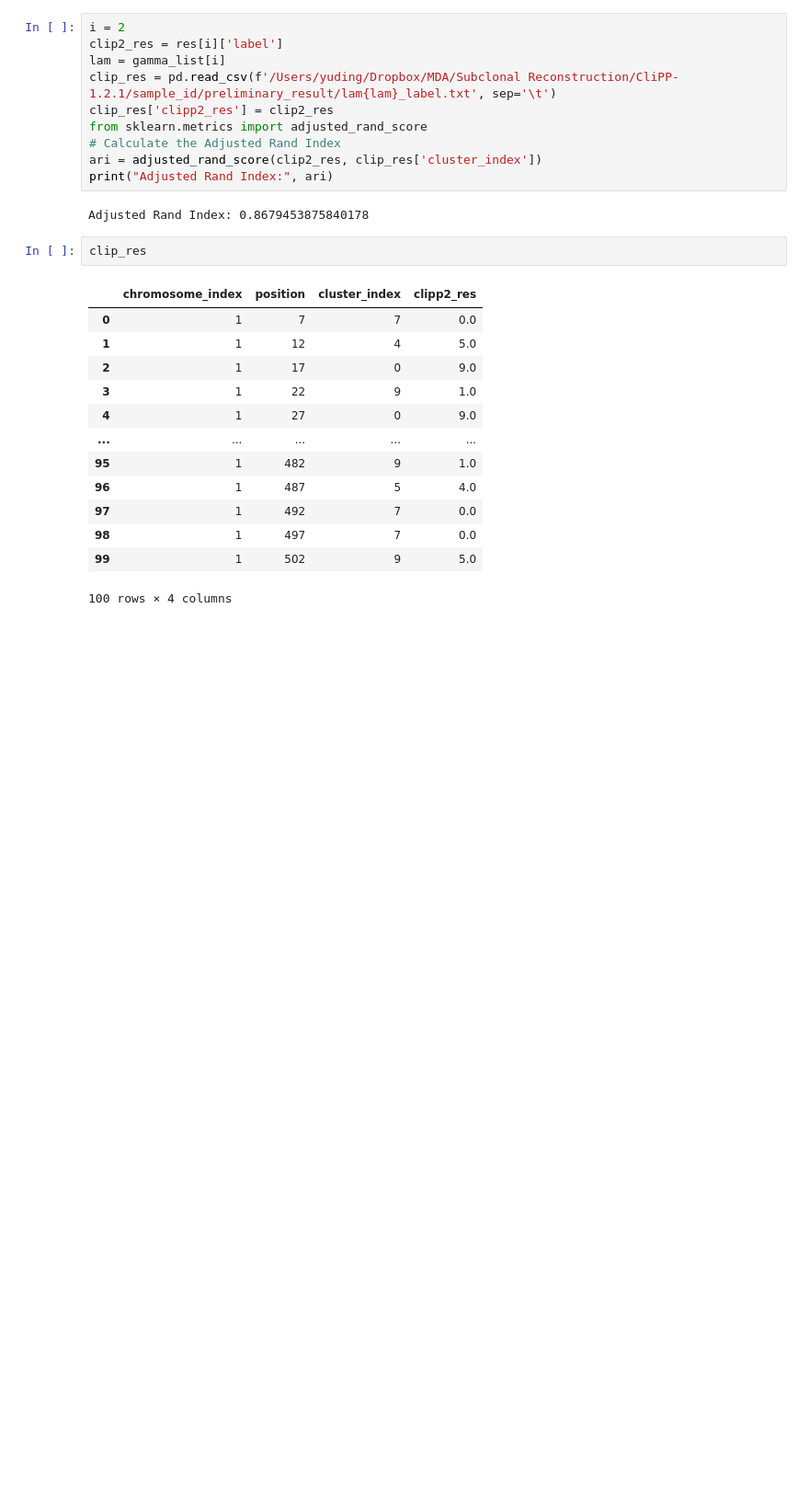
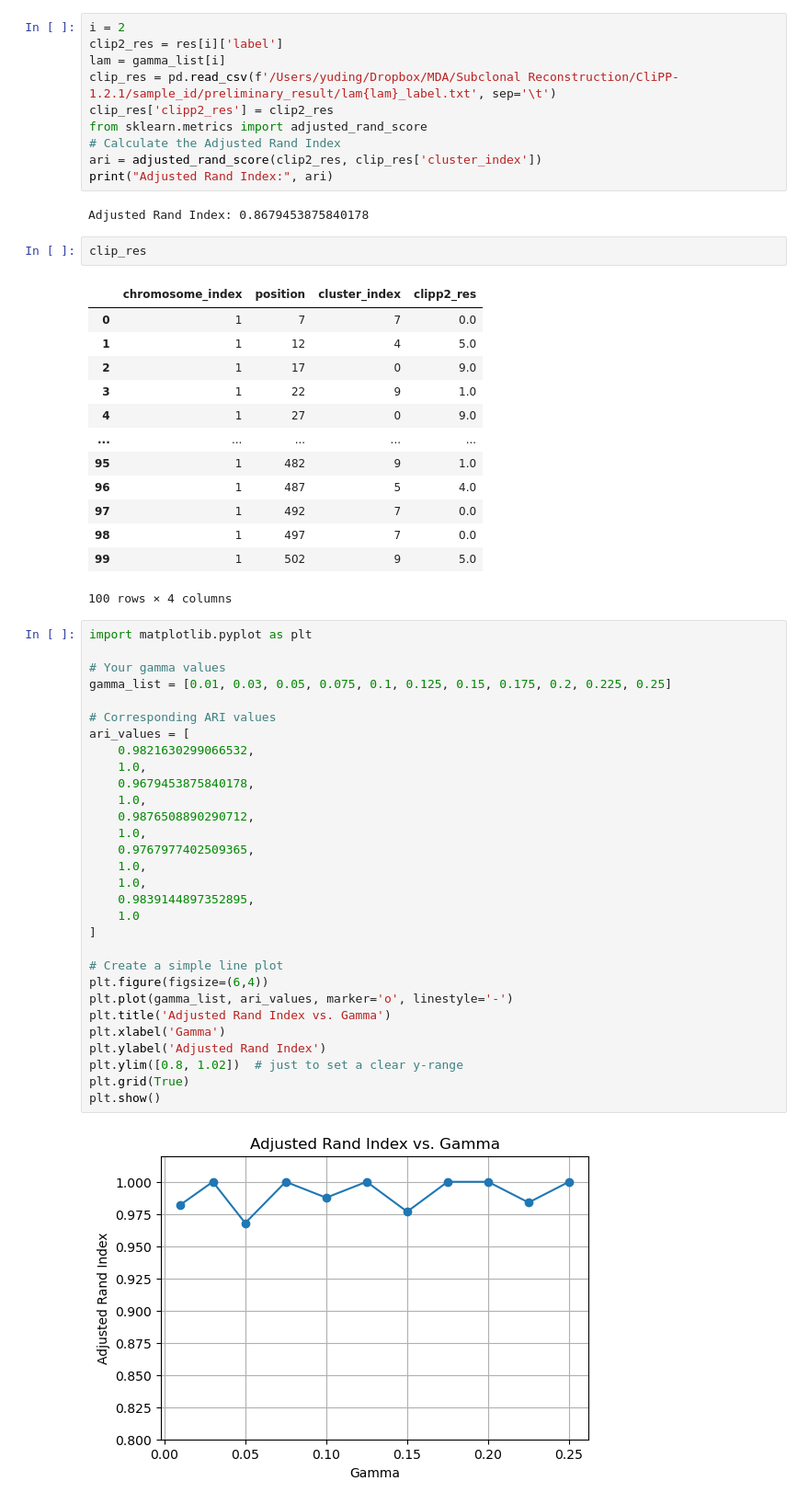
Before and after one commit to yuadamding/Multi_Region_CliPP, a Jupyter notebook: test50.ipynb, the cells around one changed output. Shown at 92% size. Cells and saved outputs as stored; diff of their text form; blank space fills up the shorter version.

```diff
--- a/test50.ipynb
+++ b/test50.ipynb
@@ -74,3 +74,35 @@ clip_res
 | 98 | 1 | 497 | 7 | 0.0 |
 | 99 | 1 | 502 | 9 | 5.0 |
 100 rows × 4 columns
+# %%
+import matplotlib.pyplot as plt
+
+# Your gamma values
+gamma_list = [0.01, 0.03, 0.05, 0.075, 0.1, 0.125, 0.15, 0.175, 0.2, 0.225, 0.25]
+
+# Corresponding ARI values
+ari_values = [
+    0.9821630299066532,
+    1.0,
+    0.9679453875840178,
+    1.0,
+    0.9876508890290712,
+    1.0,
+    0.9767977402509365,
+    1.0,
+    1.0,
+    0.9839144897352895,
+    1.0
+]
+
+# Create a simple line plot
+plt.figure(figsize=(6,4))
+plt.plot(gamma_list, ari_values, marker='o', linestyle='-')
+plt.title('Adjusted Rand Index vs. Gamma')
+plt.xlabel('Gamma')
+plt.ylabel('Adjusted Rand Index')
+plt.ylim([0.8, 1.02])  # just to set a clear y-range
+plt.grid(True)
+plt.show()
+# %% [output]
+[figure, added]
```
Also changed, not shown: 2 other files.
